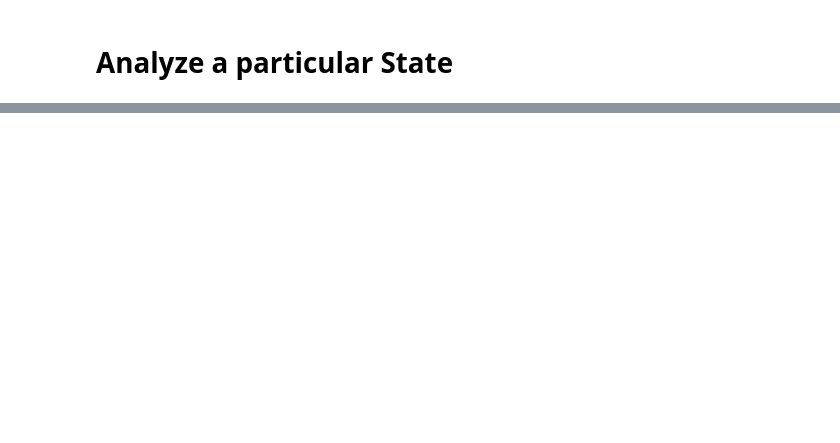
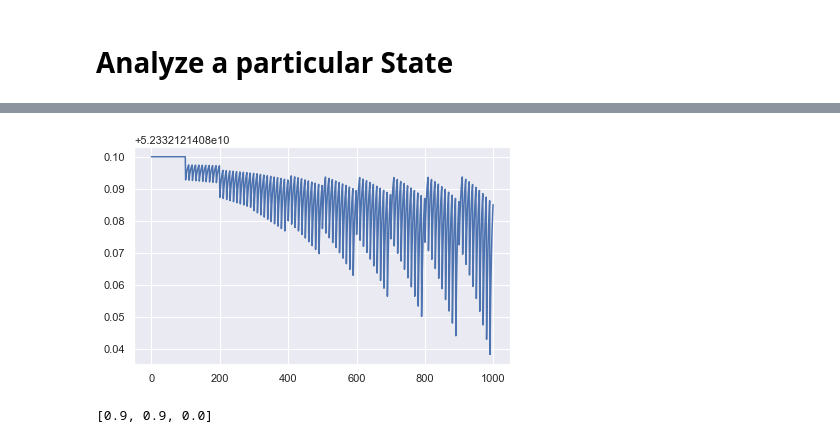
Before and after one commit to baladutt/modeling-epidemics-COVID-19, a Jupyter notebook: Visualize-Analyze-Current-State.ipynb, the cells around one changed output, grey strips where cells are left out. Cells and saved outputs as stored; diff of their text form; code cells hidden in the pictures; blank space fills up the shorter version.

```diff
--- a/Visualize-Analyze-Current-State.ipynb
+++ b/Visualize-Analyze-Current-State.ipynb
@@ -341,0 +444,31 @@ pyplot.legend()
+# %%
+import numpy as np
+def estimateParameters(infected, removed):
+    minLoss = -1
+    minParams=[]
+    lossHistory=[]
+    paramsHistory=[]
+    nSteps = len(infected)/10
+    alphaSpace = np.arange(0,1,0.1)
+    betaSpace = np.arange(0,1,0.1)
+    gammaSpace = np.arange(0,1,0.1)
+    for alpha in alphaSpace:
+        for beta in betaSpace:
+            for gamma in gammaSpace:
+                yhat = predictValues(alpha, beta, gamma, nSteps)
+                loss = computeLoss(yhat, infected)
+                if(loss < minLoss) or (minLoss == -1):
+                    minLoss = loss
+                    minParams = [alpha, beta, gamma]
+                lossHistory.append(loss)
+                paramsHistory.append([alpha, beta, gamma])
+    pyplot.plot(lossHistory)
+    pyplot.show()
+#     Find index of minimum loss and return params for param history from that index
+    return minParams
+# %%
+params = estimateParameters(total_positive_cases_timeseries, None)
+print(params)
+# %% [output]
+[figure, added]
+[0.9, 0.9, 0.0]
```
Also changed, not shown: parts of 12 cells of this notebook, 2 other files.
